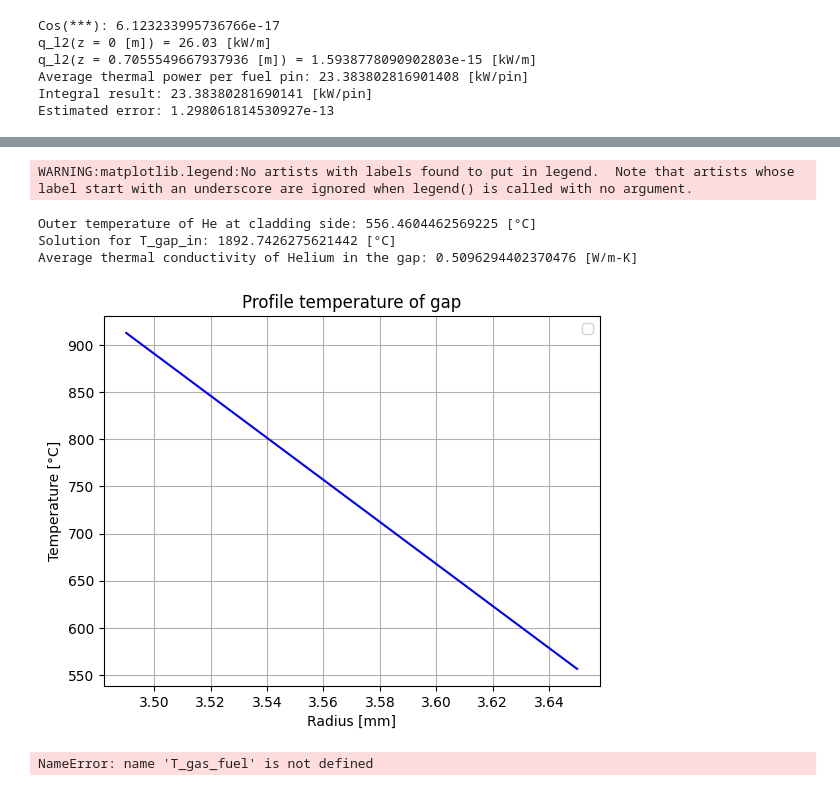
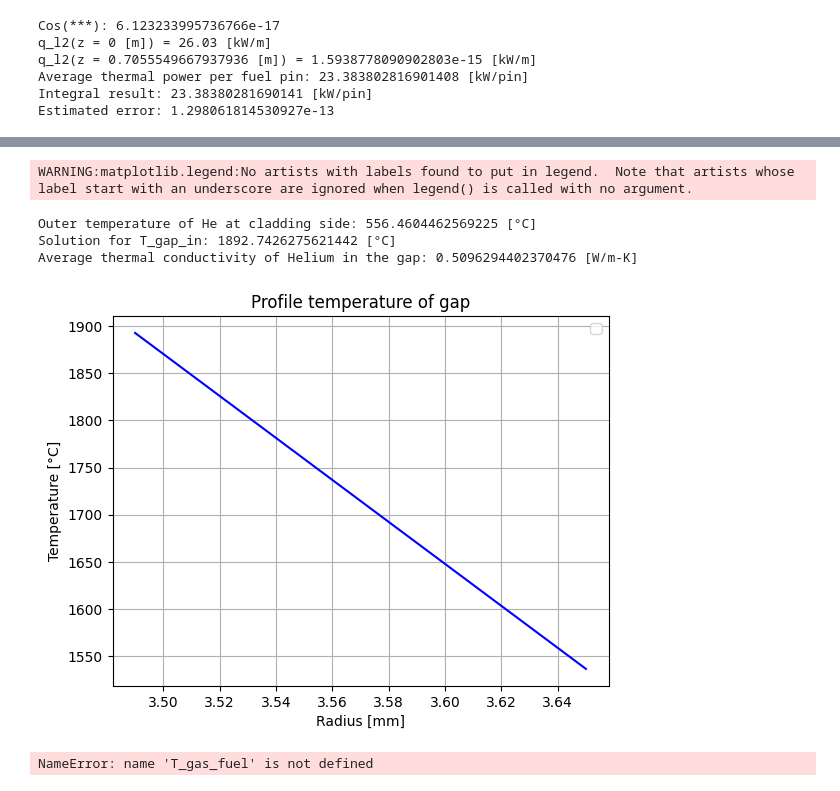
Before and after one commit to Aleperk99/NuclearDesignProject, a Jupyter notebook: Handout/Handouts.ipynb, the cells around one changed output, grey strips where cells are left out. Drawn from its saved outputs; the diff is of its cells as text; code cells hidden in the pictures.

Commit message:
Includes gap temperature profile

```diff
--- a/Handout/Handouts.ipynb
+++ b/Handout/Handouts.ipynb
@@ -226,37 +226,38 @@ def T_gap_profile(T_gap_in_K):
 
 # Provide an initial guess for T_gap_in
 T_gap_in_guess = T_gap_out_K + 5  #[K]
 
 # Solve for T_gap_in using fsolve
 T_gap_in_K_sol = fsolve(T_gap_profile, T_gap_in_guess)
 T_gap_in = T_gap_in_K_sol[0] - 273.15 #[°C] Inner temperature of the gap at fuel side
 print('Solution for T_gap_in:', T_gap_in,'[°C]')
 
 # Define the range of r values
 r_gap_values = np.linspace(r_gap_in, r_gap_out, 100)  #values along gap thickness
 
-# Solve the differential equation
+# Define the constant value
 theta_gap = (T_gap_in_K_sol[0] + T_gap_out_K) / 2
 k_gap_cte = 15.8e-4 * theta_gap**0.79 #[W/m-K] Average thermal conductivity of Helium in the gap
-C_gap = - (q_l0 * 1e3 * r_clad_out) / (P_w * r_clad_in * k_gap_cte)
-T_gap_values = T_gap_out_K - C_gap * (r_gap_out - r_gap_values) - 273.15 #[°C] Compute temperature values of gap
+dTdr_gap = - (q_l0 * 1e3 * r_clad_out) / (P_w * r_clad_in * k_gap_cte) #[K/mm]
+C_gap = T_gap_out_K - T_gap_in_K_sol - dTdr_gap * (r_gap_out - r_gap_in) # Constant of integration
+T_gap_values = T_gap_out_K - dTdr_gap * (r_gap_out - r_gap_values) - C_gap - 273.15 #[°C] Compute temperature values of gap
 print('Average thermal conductivity of Helium in the gap:', k_gap_cte,'[W/m-K]')
 
 # Plot the results
 plt.plot(r_gap_values, T_gap_values, color='blue')
 
 plt.title('Profile temperature of gap')
 plt.xlabel('Radius [mm]')
 plt.ylabel('Temperature [°C]')
 plt.grid()
 plt.legend()
 plt.show()
 # %% [output]
 WARNING:matplotlib.legend:No artists with labels found to put in legend.  Note that artists whose label start with an underscore are ignored when legend() is called with no argument.
 Outer temperature of He at cladding side: 556.4604462569225 [°C]
 Solution for T_gap_in: 1892.7426275621442 [°C]
 Average thermal conductivity of Helium in the gap: 0.5096294402370476 [W/m-K]
-[figure, old version]
+[figure, new version]
 # %%
 # HOT GEOMETRY ANALYSIS
 
```
Also changed, not shown: parts of 1 cell of this notebook.
